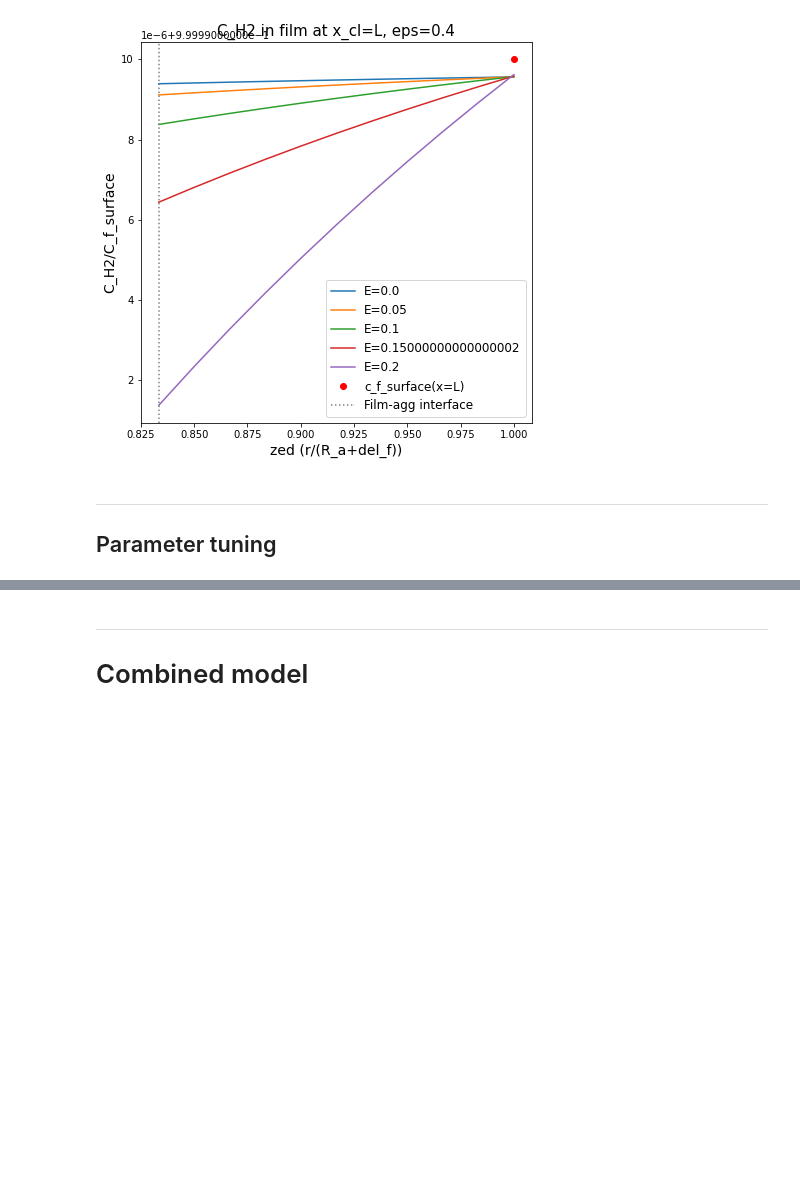
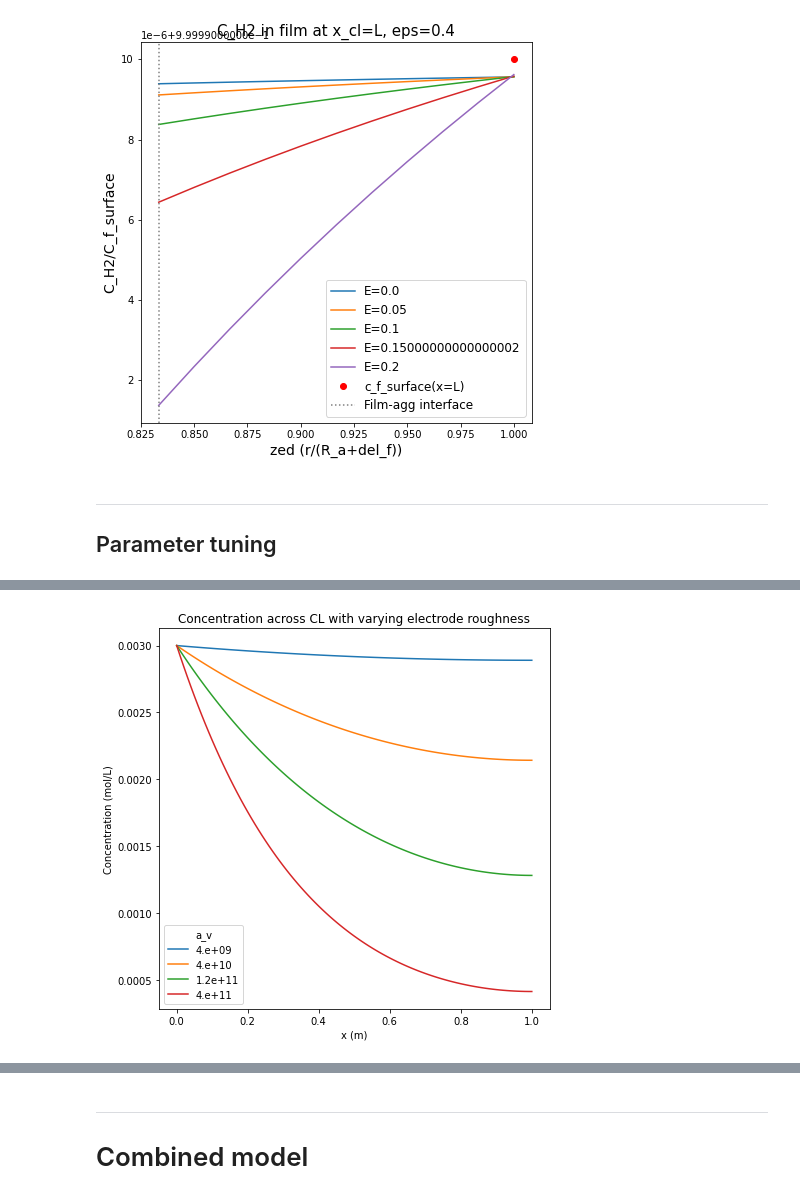
Before and after one commit to tinypersimmon/lbnl, a Jupyter notebook: transport_model.ipynb, the cells around one changed output, grey strips where cells are left out. Drawn from its saved outputs; the diff is of its cells as text; code cells hidden in the pictures; blank space fills up the shorter version.

```diff
--- a/transport_model.ipynb
+++ b/transport_model.ipynb
@@ -280,14 +296,15 @@ plt.show()
 # %%
 E_param_tuning = 0.2
-L_arr = [10e-6, 20e-6, 50e-6, 100e-6, 150e-6, 200e-6]
+test_a_v_arr = [4e9, 4e10, 12e10, 4e11]
 
 plt.figure(figsize=(7,7))
-for L_test in L_arr:
-    plt.plot(np.linspace(0, L_test, 101), c_cl(applied_potential=0.2, L=L_test)[1], label=str(np.round(L_test, 7)) + ' um')
+for test_a_v in test_a_v_arr:
+    plt.plot(x/L, c_cl(applied_potential=0.2, a_v=test_a_v)[1], label=np.format_float_scientific(test_a_v))
 
 plt.xlabel('x (m)')
 plt.ylabel('Concentration (mol/L)')
-plt.title('Concentration vs Total Depth of CL')
-plt.ticklabel_format(style='sci', axis='x', scilimits=(-6,-6))
-plt.legend()
+plt.title('Concentration across CL with varying electrode roughness')
+plt.legend(title='a_v')
 plt.show()
+# %% [output]
+[figure, added]
```
Also changed, not shown: parts of 5 cells of this notebook.
